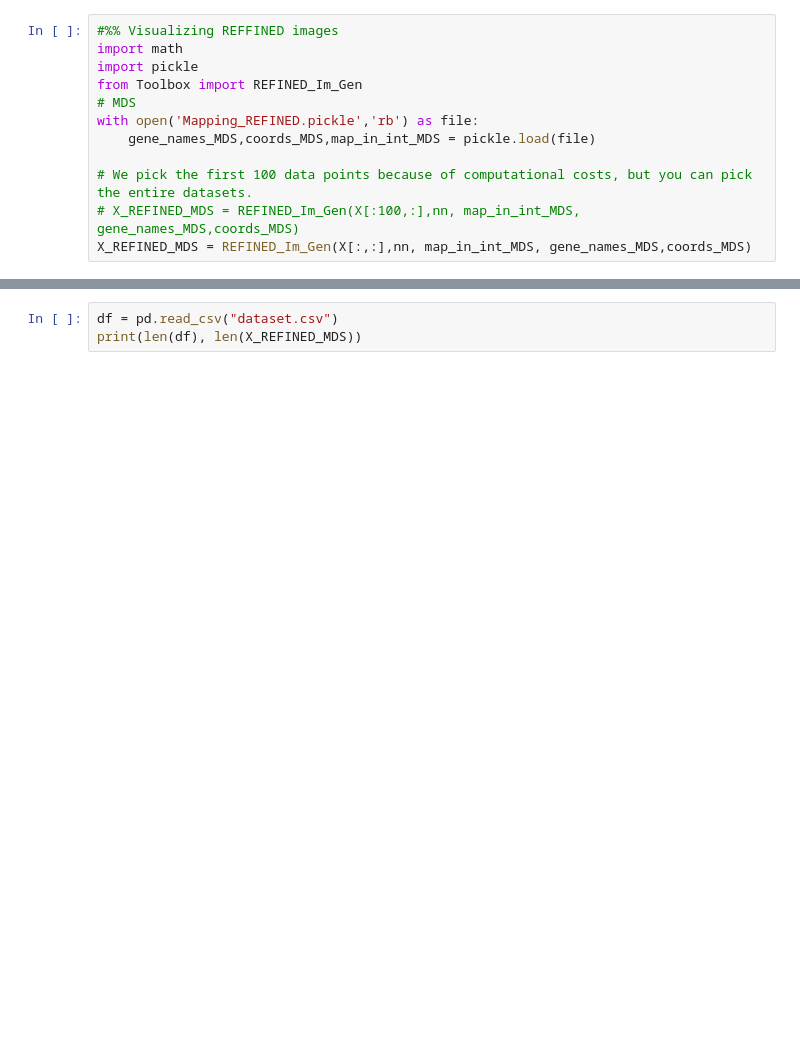
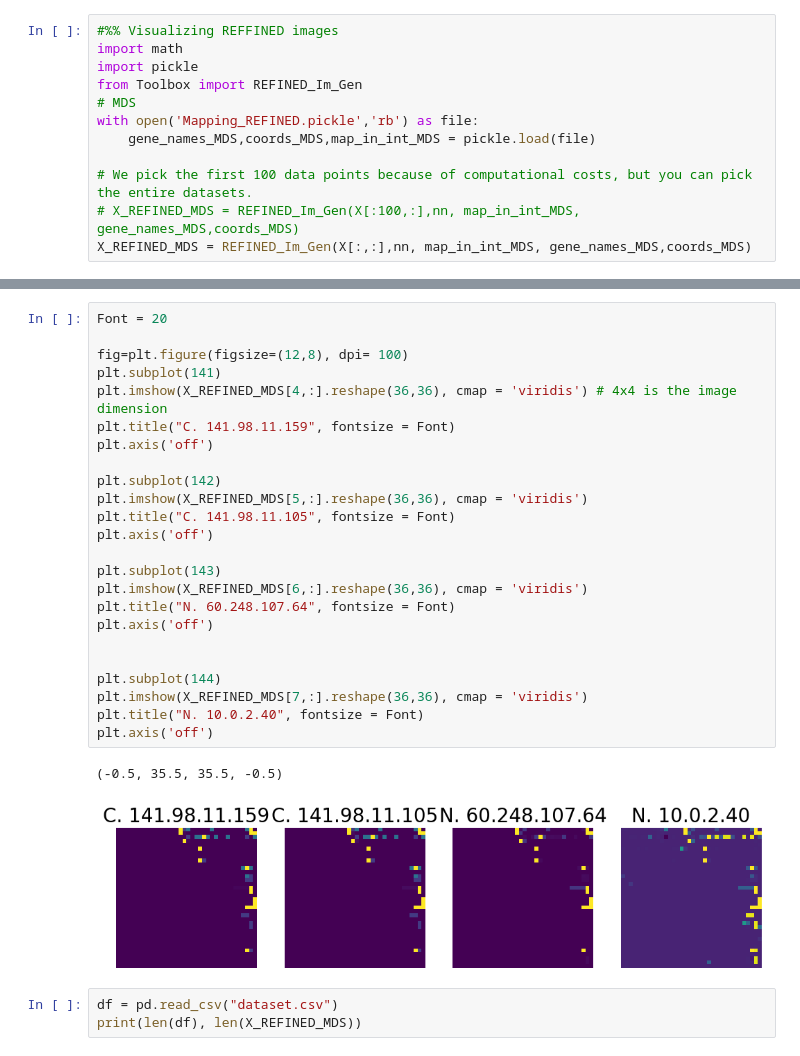
Before and after one commit to arielposada/tabular-data-to-images, a Jupyter notebook: Refined/DDoS/REFINED_DDoS-Two-Classes.ipynb, the cells around one changed output, grey strips where cells are left out. Cells and saved outputs as stored; diff of their text form; blank space fills up the shorter version.

```diff
--- a/Refined/DDoS/REFINED_DDoS-Two-Classes.ipynb
+++ b/Refined/DDoS/REFINED_DDoS-Two-Classes.ipynb
@@ -112,3 +112,30 @@ plt.axis('off')
+# %%
+Font = 20
+
+fig=plt.figure(figsize=(12,8), dpi= 100)
+plt.subplot(141)
+plt.imshow(X_REFINED_MDS[4,:].reshape(36,36), cmap = 'viridis') # 4x4 is the image dimension
+plt.title("C. 141.98.11.159", fontsize = Font)
+plt.axis('off')
+
+plt.subplot(142)
+plt.imshow(X_REFINED_MDS[5,:].reshape(36,36), cmap = 'viridis')
+plt.title("C. 141.98.11.105", fontsize = Font)
+plt.axis('off')
+
+plt.subplot(143)
+plt.imshow(X_REFINED_MDS[6,:].reshape(36,36), cmap = 'viridis')
+plt.title("N. 60.248.107.64", fontsize = Font)
+plt.axis('off')
+
+
+plt.subplot(144)
+plt.imshow(X_REFINED_MDS[7,:].reshape(36,36), cmap = 'viridis')
+plt.title("N. 10.0.2.40", fontsize = Font)
+plt.axis('off')
+# %% [output]
+(-0.5, 35.5, 35.5, -0.5)
+[figure, added]
 # %%
 df = pd.read_csv("dataset.csv")
 print(len(df), len(X_REFINED_MDS))
```
Also changed, not shown: parts of 4 cells of this notebook.
